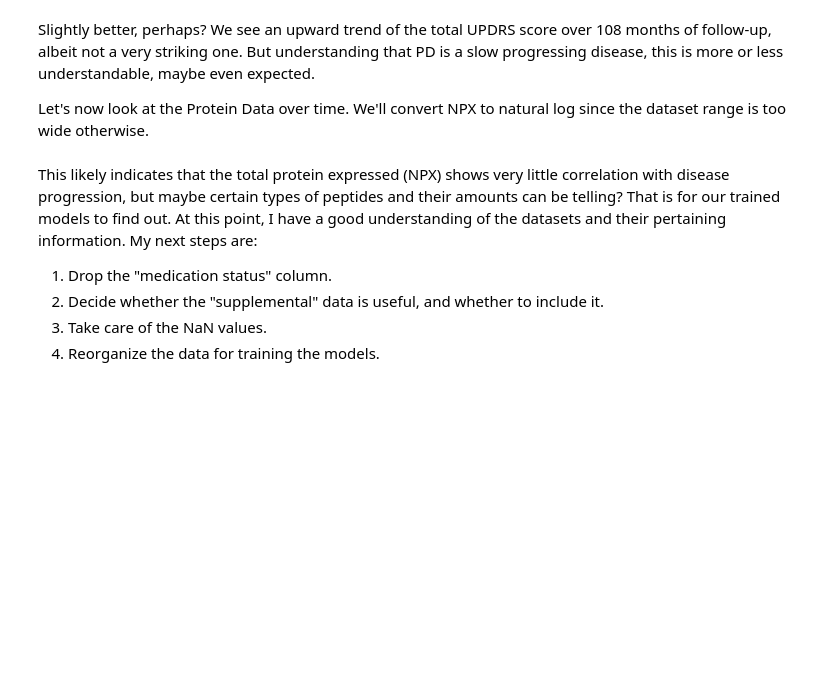
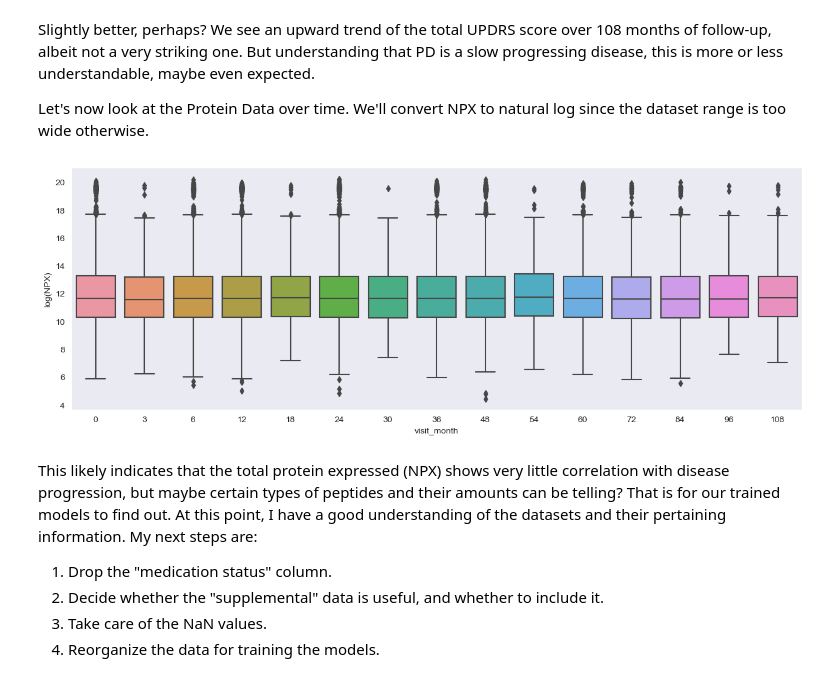
Before and after one commit to fan-yang-md/parkinsons_disease_progression_prediction, a Jupyter notebook: parkinson_data_looking.ipynb, the cells around one changed output. Saved outputs shown, nothing was run; the diff lists cells and outputs as text; code cells hidden in the pictures; blank space fills up the shorter version.

```diff
--- a/parkinson_data_looking.ipynb
+++ b/parkinson_data_looking.ipynb
@@ -461,10 +460,12 @@ Slightly better, perhaps? We see an upward trend of the total UPDRS score over 1
 
 Let's now look at the Protein Data over time. We'll convert NPX to natural log since the dataset range is too wide otherwise.
 # %%
-train_proteins['log(NPX)'] = np.log(train_proteins['NPX'])
+proteins['log(NPX)'] = np.log(proteins['NPX'])
 fig, ax = plt.subplots(nrows=1, ncols=1, figsize=(15,5))
 
-sns.boxplot(data=train_proteins, x='visit_month', y='log(NPX)', ax=ax);
+sns.boxplot(data=proteins, x='visit_month', y='log(NPX)', ax=ax);
+# %% [output]
+[figure, added]
 # %% [markdown]
 This likely indicates that the total protein expressed (NPX) shows very little correlation with disease progression, but maybe certain types of peptides and their amounts can be telling? That is for our trained models to find out. At this point, I have a good understanding of the datasets and their pertaining information. My next steps are:
 1) Drop the "medication status" column.
```
Also changed, not shown: parts of 33 cells of this notebook, 3 other files.
